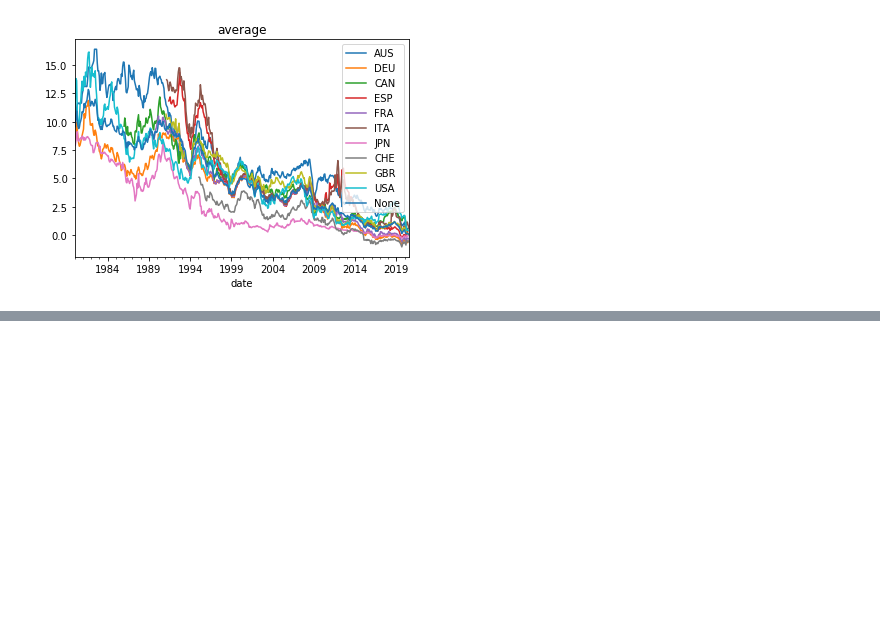
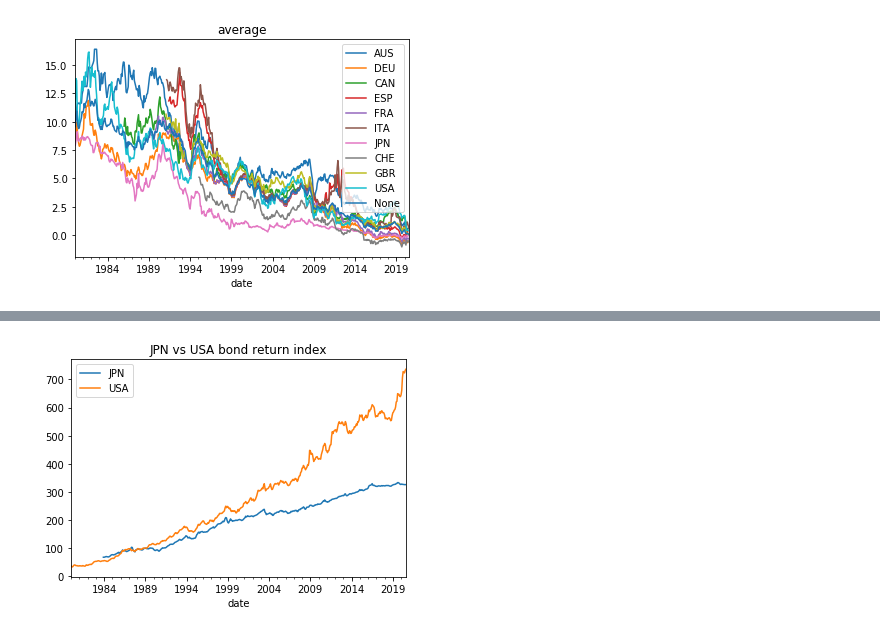
Before and after one commit to Mike-Huntress/Internship2020, a Jupyter notebook: SampleSignal/curve_height_indicator_work.ipynb, the cells around one changed output, grey strips where cells are left out. Saved outputs shown, nothing was run; the diff lists cells and outputs as text; code cells hidden in the pictures; blank space fills up the shorter version.

```diff
--- a/SampleSignal/curve_height_indicator_work.ipynb
+++ b/SampleSignal/curve_height_indicator_work.ipynb
@@ -236,0 +215,8 @@ There is a big difference at the end. The indicator is dramatically going downwa
+# %%
+bond_return_index['JPN'].plot(label = 'JPN')
+bond_return_index['USA'].plot(label = 'USA')
+plt.legend()
+plt.title('JPN vs USA bond return index')
+plt.show()
+# %% [output]
+[figure, added]
```
Also changed, not shown: parts of 21 cells of this notebook, 3 other files.
